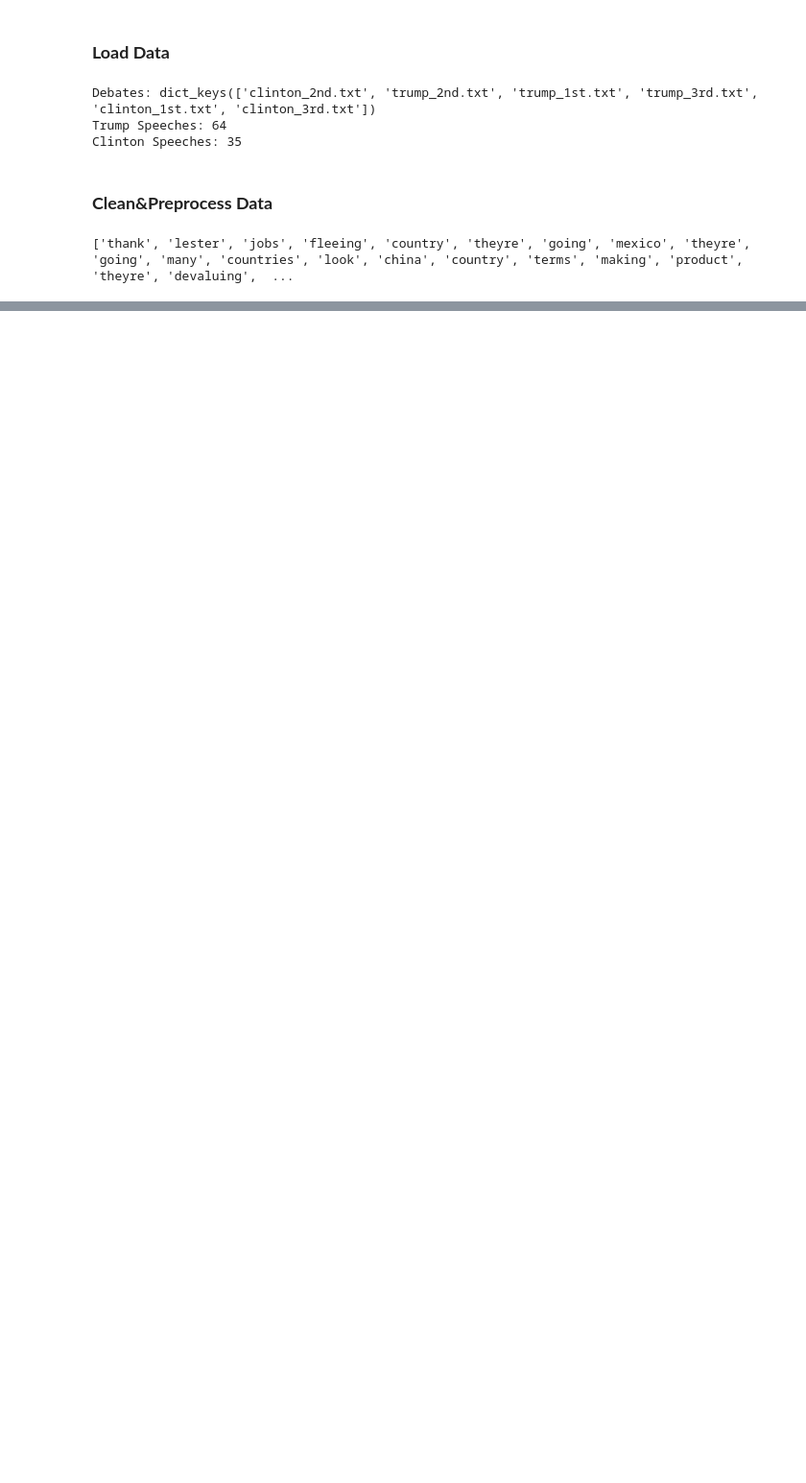
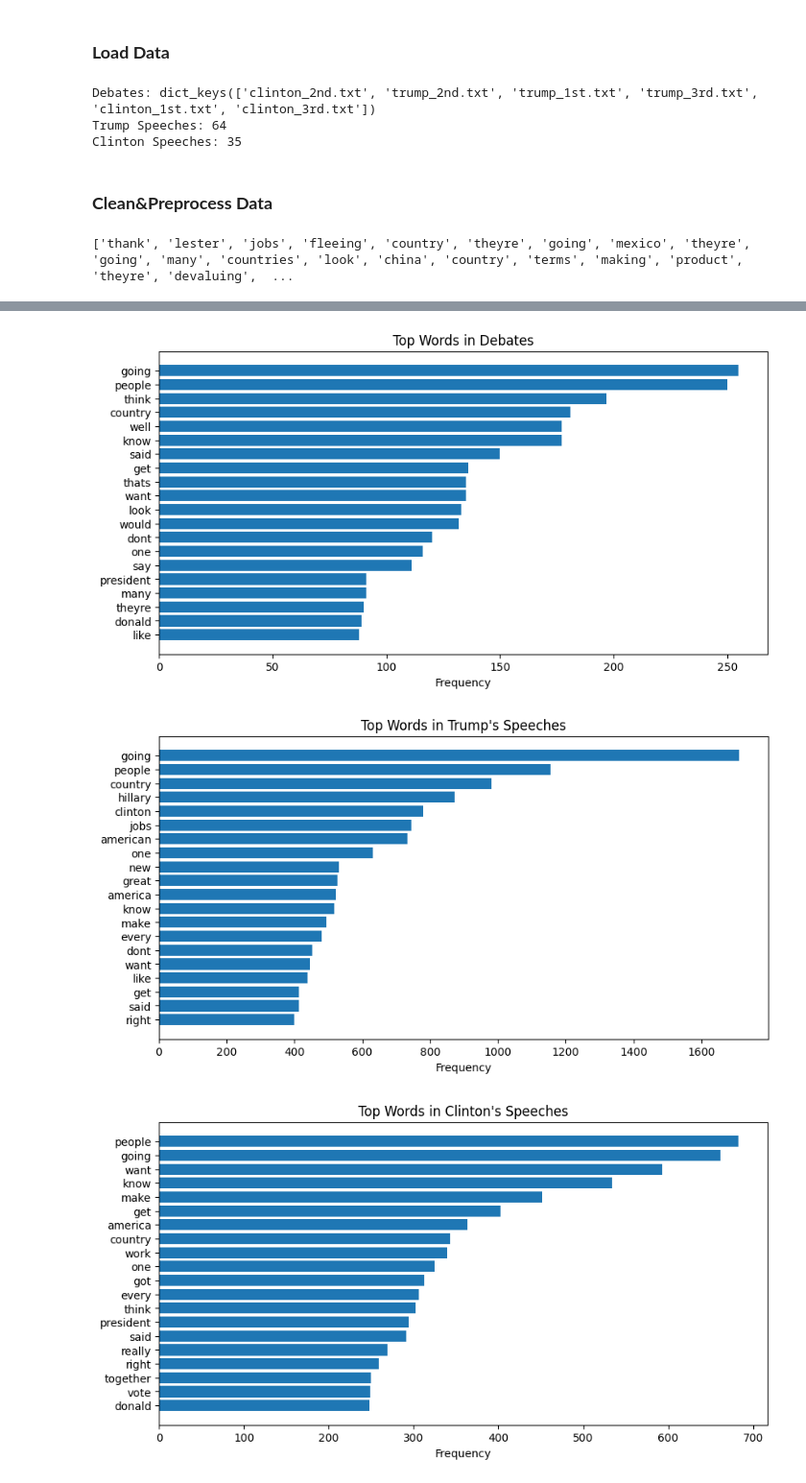
Before and after one commit to rsm-jil445/election_2016, a Jupyter notebook: Project_Notebook.ipynb, the cells around one changed output, grey strips where cells are left out. Shown at 96% size. Saved outputs shown, nothing was run; the diff lists cells and outputs as text; code cells hidden in the pictures; blank space fills up the shorter version.

```diff
--- a/Project_Notebook.ipynb
+++ b/Project_Notebook.ipynb
@@ -73,3 +73,15 @@ trump_1st_tokens = preprocess_text(debates["trump_1st.txt"])
 print(trump_1st_tokens[:50])
 # %% [output]
 ['thank', 'lester', 'jobs', 'fleeing', 'country', 'theyre', 'going', 'mexico', 'theyre', 'going', 'many', 'countries', 'look', 'china', 'country', 'terms', 'making', 'product', 'theyre', 'devaluing',  ...
+# %%
+debates_processed = {file: preprocess_text(text) for file, text in debates.items()}
+
+trump_processed = {file: preprocess_text(text) for file, text in trump_speeches.items()}
+
+clinton_processed = {file: preprocess_text(text) for file, text in clinton_speeches.items()}
+
+print("Processed Trump Speech Example:", list(trump_processed.keys())[0])
+print(trump_processed[list(trump_processed.keys())[0]][:20])
+
+print("Processed Clinton Speech Example:", list(clinton_processed.keys())[0])
+print(clinton_processed[list(clinton_processed.keys())[0]][:20])
@@ -75,0 +98,21 @@ print(trump_1st_tokens[:50])
+# %%
+def plot_most_common_words(word_dict, title, n=20):
+    all_words = [word for words in word_dict.values() for word in words]
+    word_counts = Counter(all_words).most_common(n)
+
+    words, counts = zip(*word_counts)
+    plt.figure(figsize=(10,5))
+    plt.barh(words, counts)
+    plt.xlabel("Frequency")
+    plt.title(title)
+    plt.gca().invert_yaxis()
+    plt.show()
+
+
+plot_most_common_words(debates_processed, "Top Words in Debates")
+plot_most_common_words(trump_processed, "Top Words in Trump's Speeches")
+plot_most_common_words(clinton_processed, "Top Words in Clinton's Speeches")
+# %% [output]
+[figure, added]
+[figure, added]
+[figure, added]
```
Also changed, not shown: parts of 18 cells of this notebook, 1 other file.
